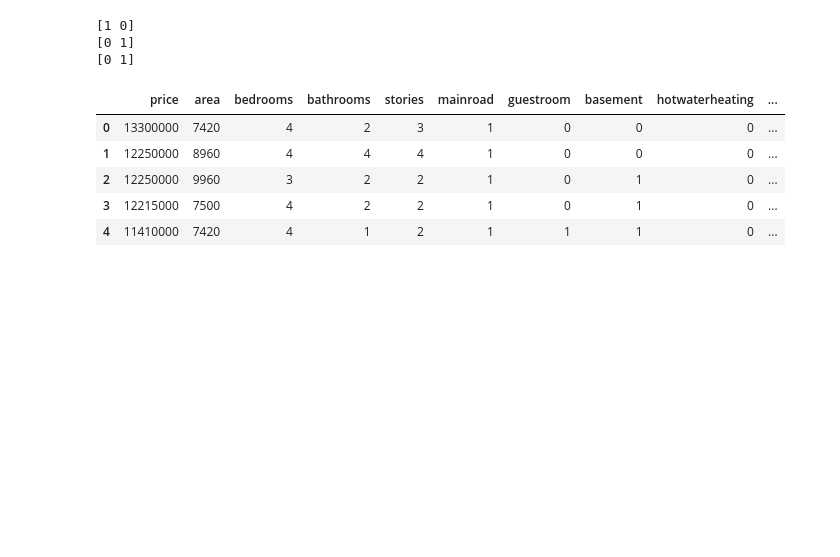
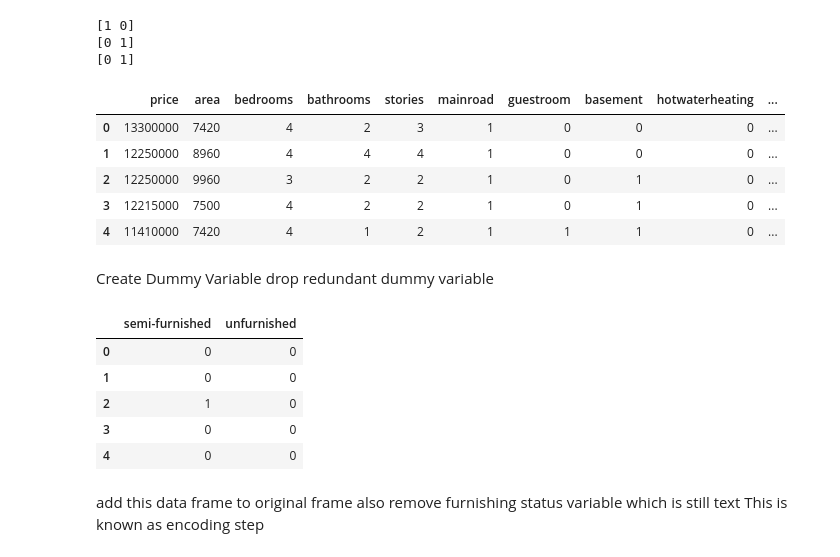
Before and after one commit to subhashiitb/IITKGP-ML, a Jupyter notebook: BasicsOfML/M1/S4/4.3/M1-S4-4.3.Multiple-Linear-Regression.ipynb, the cells around one changed output. Drawn from its saved outputs; the diff is of its cells as text; code cells hidden in the pictures; blank space fills up the shorter version.

```diff
--- a/BasicsOfML/M1/S4/4.3/M1-S4-4.3.Multiple-Linear-Regression.ipynb
+++ b/BasicsOfML/M1/S4/4.3/M1-S4-4.3.Multiple-Linear-Regression.ipynb
@@ -132,3 +132,21 @@ housing.head()
 | 2 | 12250000 | 9960 | 3 | 2 | 2 | 1 | 0 | 1 | 0 | ... |
 | 3 | 12215000 | 7500 | 4 | 2 | 2 | 1 | 0 | 1 | 0 | ... |
 | 4 | 11410000 | 7420 | 4 | 1 | 2 | 1 | 1 | 1 | 0 | ... |
+# %% [markdown]
+Create Dummy Variable
+drop redundant dummy variable
+# %%
+# Creating dummy variable for furnishing status
+status = pd.get_dummies(housing['furnishingstatus'], dtype=int, drop_first=True)
+status.head()
+# %% [output]
+|  | semi-furnished | unfurnished |
+| 0 | 0 | 0 |
+| 1 | 0 | 0 |
+| 2 | 1 | 0 |
+| 3 | 0 | 0 |
+| 4 | 0 | 0 |
+# %% [markdown]
+add this data frame to original frame
+also remove furnishing status variable which is still text
+This is known as encoding step
```
Also changed, not shown: parts of 5 cells of this notebook.
